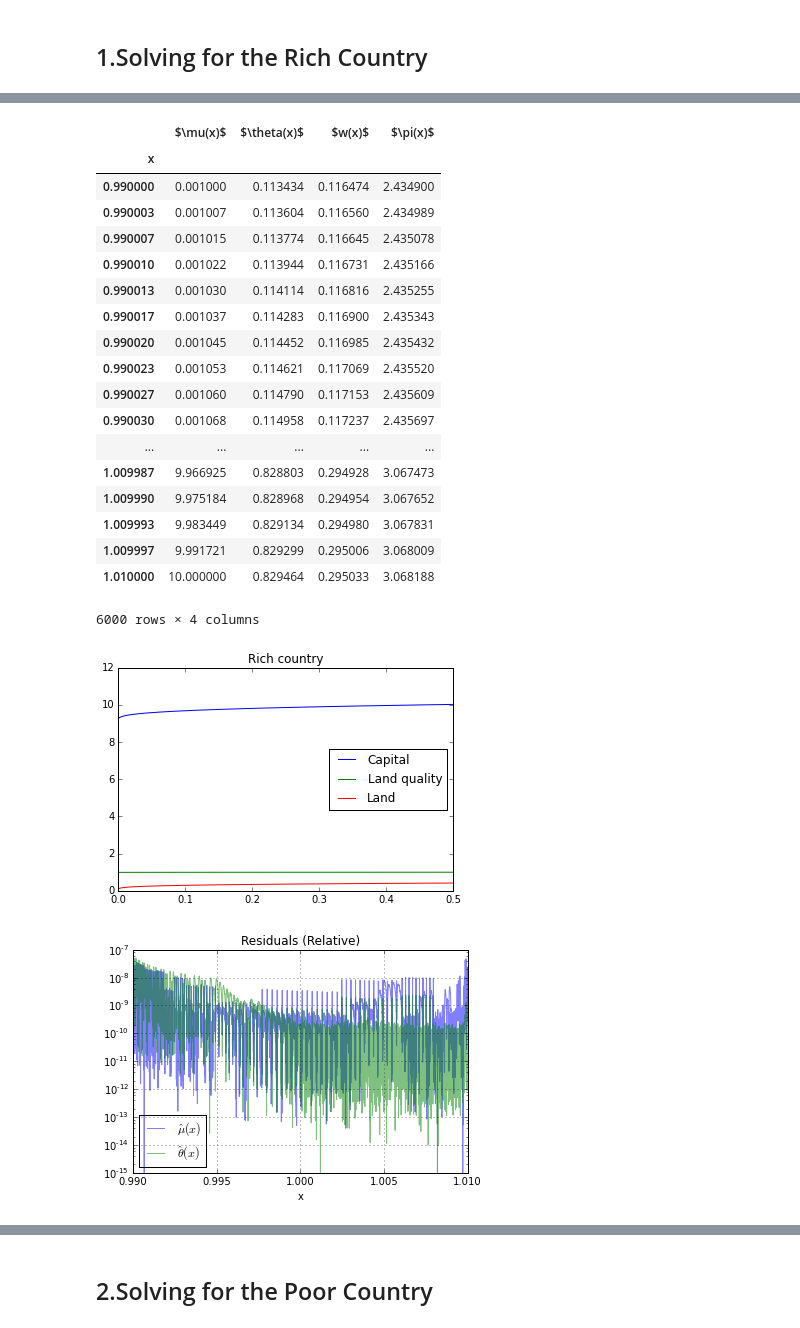
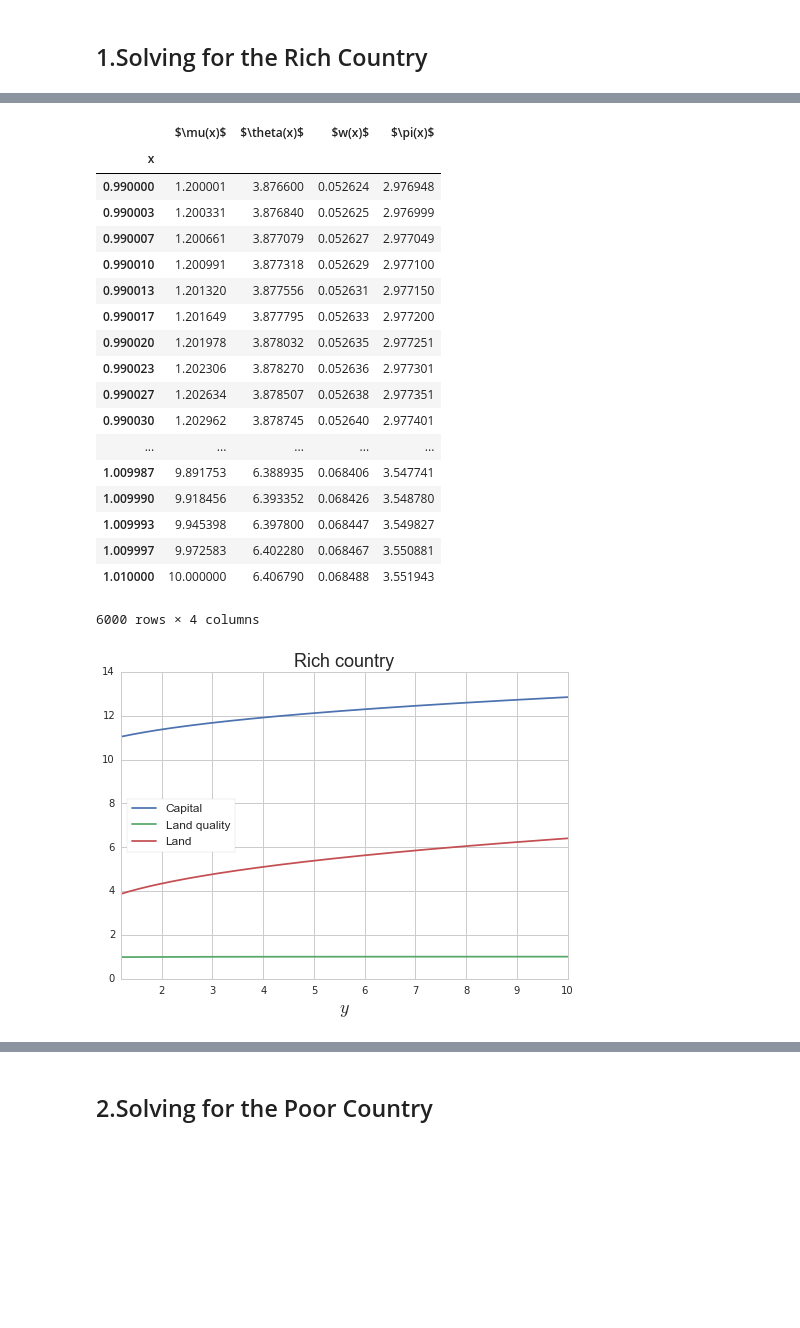
Before and after one commit to davidrpugh/assortative-matching-large-firms, a Jupyter notebook: Examples with K exp x.ipynb, the cells around one changed output, grey strips where cells are left out. Drawn from its saved outputs; the diff is of its cells as text; code cells hidden in the pictures; blank space fills up the shorter version.

```diff
--- a/Examples with K exp x.ipynb
+++ b/Examples with K exp x.ipynb
@@ -8,11 +8,15 @@ autoreload 2
 import matplotlib.pyplot as plt
 import numpy as np
 import sympy as sym
+import seaborn as sn
+sn.set_style("whitegrid")
 
 import inputs
 import models
 import shooting
-import solvers
+
+import operator
+from scipy.interpolate import interp1d
 
 from __future__ import division
 # %% [markdown]
@@ -32,7 +36,7 @@ Then the model is solved for Rich ($A=1,R=0.13099$) and Poor ($A=0.5105,R=0.8368
 # %%
 # define some workers skill
 x, a, b = sym.var('x, a, b')
-skill_cdf = (x - a) / (b - a)
+skill_cdf = 4.2*((x - a) / (b - a))
 skill_params = {'a': 0.99, 'b': 1.01}
 skill_bounds = [skill_params['a'], skill_params['b']]
 
@@ -43,10 +47,10 @@ workers = inputs.Input(var=x,
                        )
 
 # define some firms lognorm.pdf(x, s) = 1 / (s*x*sqrt(2*pi)) * exp(-1/2*(log(x)/s)**2)
-y, mu2, sigma2 = sym.var('y, mu2, sigma2')
-productivity_cdf = 4.2 * (0.5 + 0.5 * sym.erf((sym.log(y) - mu2) / (sym.sqrt(2) * sigma2)))
-productivity_params = {'mu2': -1.83, 'sigma2': 4.66}
-productivity_bounds = [1e-3, 10.0]
+y, loc2, mu2, sigma2 = sym.var('y, loc2, mu2, sigma2')
+productivity_cdf = 0.5 + 0.5 * sym.erf((sym.log(y - loc2) - mu2) / sym.sqrt(2 * sigma2**2))
+productivity_params = {'loc2': 1e0, 'mu2': 0.0, 'sigma2': 1.0}
+productivity_bounds = (1.2, 1e1)
 
 firms = inputs.Input(var=y,
                      cdf=productivity_cdf,
@@ -68,7 +87,6 @@ F = r*A*kapa*(eta*(k_star)**rho + (1- eta)*(((l/r)**x)*y)**rho)**(gamma/rho)
 F_params = {'R':0.13099, 'rho':0.25, 'gamma':0.5, 'eta':0.89, 'L':4.2, 'A': 1.0, 'kapa':1.0}
 # %%
-# Try out positive
-model = models.Model('positive',
+model = models.Model(assortativity='positive',
                      workers=workers,
                      firms=firms,
                      production=F,
@@ -84,22 +118,22 @@ solver.solution
 # %% [output]
 |  | $\mu(x)$ | $\theta(x)$ | $w(x)$ | $\pi(x)$ |
 | x |  |  |  |  |
-| 0.990000 | 0.001000 | 0.113434 | 0.116474 | 2.434900 |
-| 0.990003 | 0.001007 | 0.113604 | 0.116560 | 2.434989 |
-| 0.990007 | 0.001015 | 0.113774 | 0.116645 | 2.435078 |
-| 0.990010 | 0.001022 | 0.113944 | 0.116731 | 2.435166 |
-| 0.990013 | 0.001030 | 0.114114 | 0.116816 | 2.435255 |
-| 0.990017 | 0.001037 | 0.114283 | 0.116900 | 2.435343 |
-| 0.990020 | 0.001045 | 0.114452 | 0.116985 | 2.435432 |
-| 0.990023 | 0.001053 | 0.114621 | 0.117069 | 2.435520 |
-| 0.990027 | 0.001060 | 0.114790 | 0.117153 | 2.435609 |
-| 0.990030 | 0.001068 | 0.114958 | 0.117237 | 2.435697 |
+| 0.990000 | 1.200001 | 3.876600 | 0.052624 | 2.976948 |
+| 0.990003 | 1.200331 | 3.876840 | 0.052625 | 2.976999 |
+| 0.990007 | 1.200661 | 3.877079 | 0.052627 | 2.977049 |
+| 0.990010 | 1.200991 | 3.877318 | 0.052629 | 2.977100 |
+| 0.990013 | 1.201320 | 3.877556 | 0.052631 | 2.977150 |
+| 0.990017 | 1.201649 | 3.877795 | 0.052633 | 2.977200 |
+| 0.990020 | 1.201978 | 3.878032 | 0.052635 | 2.977251 |
+| 0.990023 | 1.202306 | 3.878270 | 0.052636 | 2.977301 |
+| 0.990027 | 1.202634 | 3.878507 | 0.052638 | 2.977351 |
+| 0.990030 | 1.202962 | 3.878745 | 0.052640 | 2.977401 |
 | ... | ... | ... | ... | ... |
-| 1.009987 | 9.966925 | 0.828803 | 0.294928 | 3.067473 |
-| 1.009990 | 9.975184 | 0.828968 | 0.294954 | 3.067652 |
-| 1.009993 | 9.983449 | 0.829134 | 0.294980 | 3.067831 |
-| 1.009997 | 9.991721 | 0.829299 | 0.295006 | 3.068009 |
-| 1.010000 | 10.000000 | 0.829464 | 0.295033 | 3.068188 |
+| 1.009987 | 9.891753 | 6.388935 | 0.068406 | 3.547741 |
+| 1.009990 | 9.918456 | 6.393352 | 0.068426 | 3.548780 |
+| 1.009993 | 9.945398 | 6.397800 | 0.068447 | 3.549827 |
+| 1.009997 | 9.972583 | 6.402280 | 0.068467 | 3.550881 |
+| 1.010000 | 10.000000 | 6.406790 | 0.068488 | 3.551943 |
 6000 rows × 4 columns
 # %%
 sol1 = solver.solution
@@ -113,22 +147,16 @@ eval_k = sym.lambdify((x,y,l,r,A,kapa,eta,R), k_star)
 ks = []
 for a in range(len(xs)):
     ks.append(eval_k(xs[a],ys[a],thetas[a],1,1,1,0.89,0.13099))
+ks = np.array(ks)
 # %%
 # Plotting the solution
 plt.plot(ys, ks, label="Capital")
 plt.plot(ys, xs, label="Land quality")
 plt.plot(ys, thetas, label="Land")
-plt.legend(loc='best')
-plt.xlim(0.0,0.5)
-plt.ylim(0.0,12.0)
-plt.title("Rich country")
+plt.legend(loc='best', frameon=True, fontsize=12)
+plt.xlim(min(ys), max(ys))
+plt.xlabel('$y$', fontsize=18)
+plt.title("Rich country", fontsize=18)
 plt.show()
 # %% [output]
-[figure, old version]
+[figure, new version]
-# %%
-# Plotting the residuals
-solver.residuals.plot(logy=True, alpha=0.5)
-plt.title("Residuals (Relative)")
-plt.show()
-# %% [output]
-[figure, removed]
```
Also changed, not shown: parts of 11 cells of this notebook, 7 other files.
